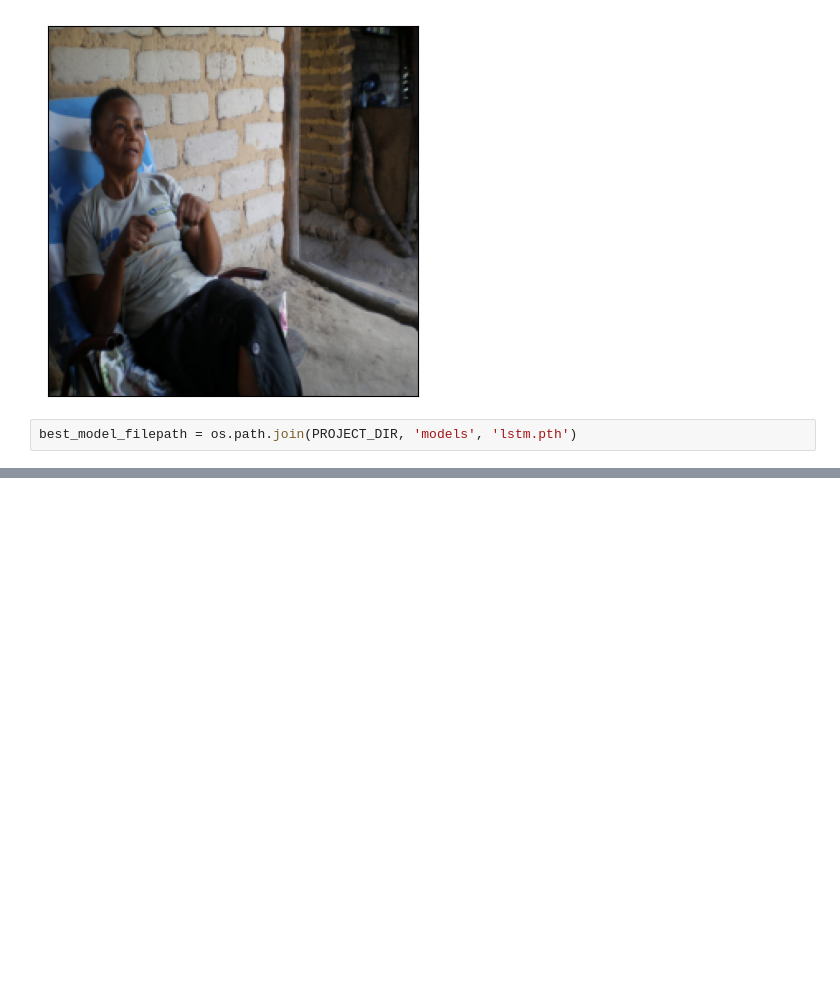
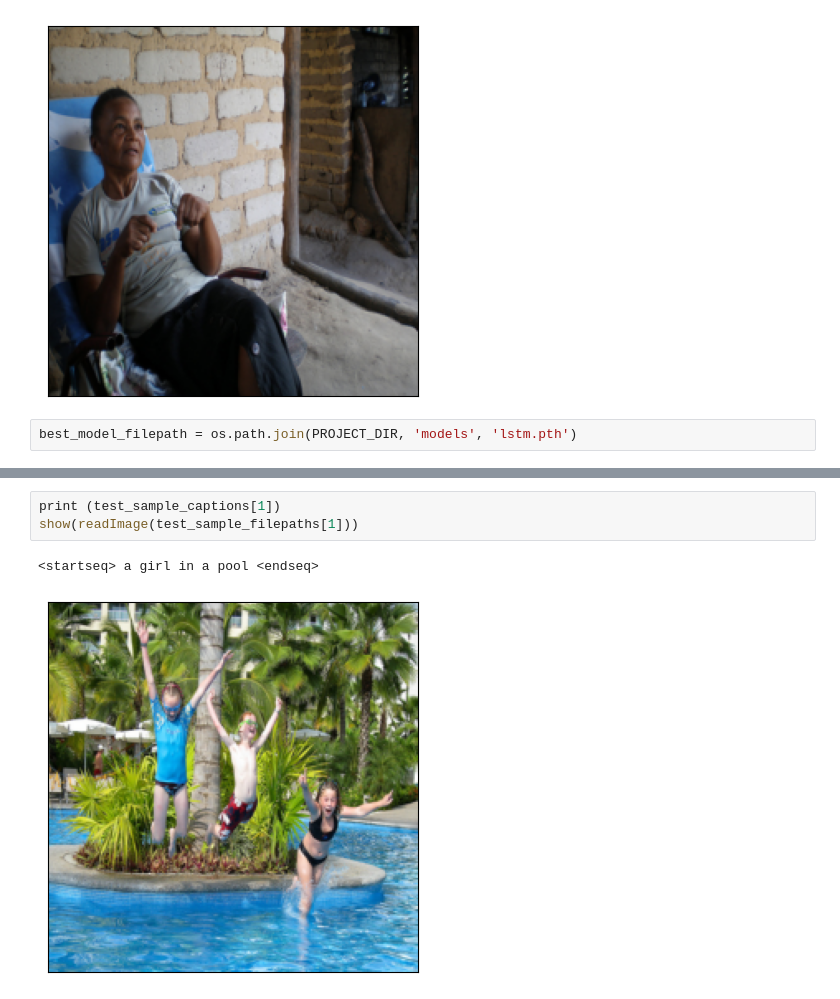
Before and after one commit to bluff-king/Image-captioning-dl, a Jupyter notebook: code/Base_LSTM.ipynb, the cells around one changed output, grey strips where cells are left out. Saved outputs shown, nothing was run; the diff lists cells and outputs as text; blank space fills up the shorter version.

```diff
--- a/code/Base_LSTM.ipynb
+++ b/code/Base_LSTM.ipynb
@@ -819,0 +866,6 @@ KeyboardInterrupt:
+# %%
+print (test_sample_captions[1])
+show(readImage(test_sample_filepaths[1]))
+# %% [output]
+<startseq> a girl in a pool <endseq>
+[figure, added]
```
Also changed, not shown: parts of 11 cells of this notebook, 1 other file.
